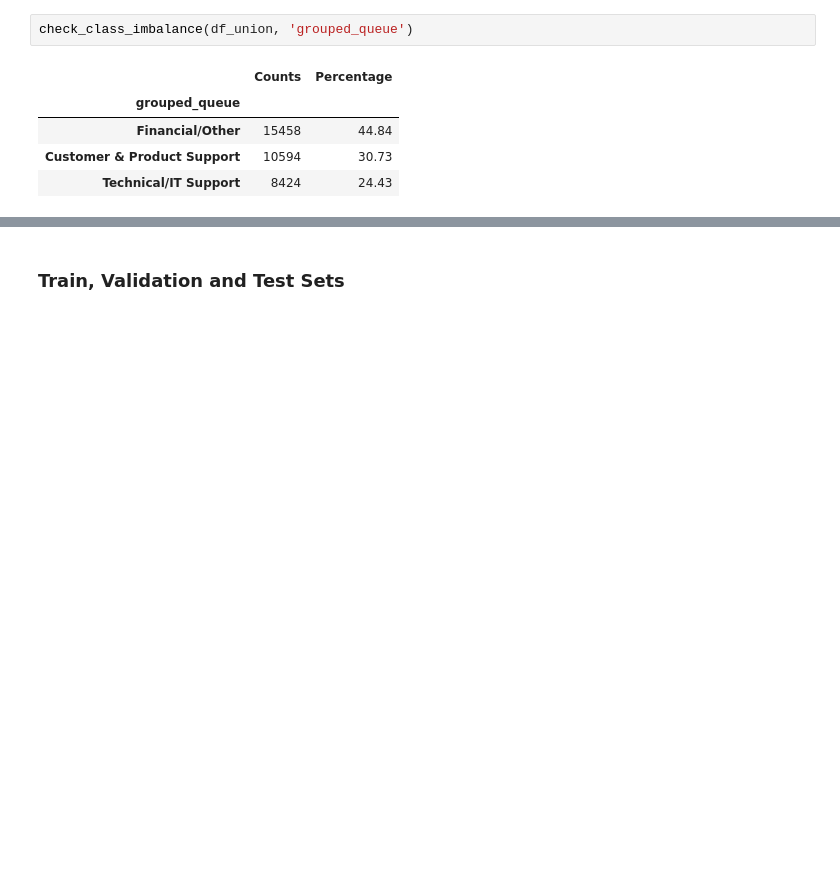
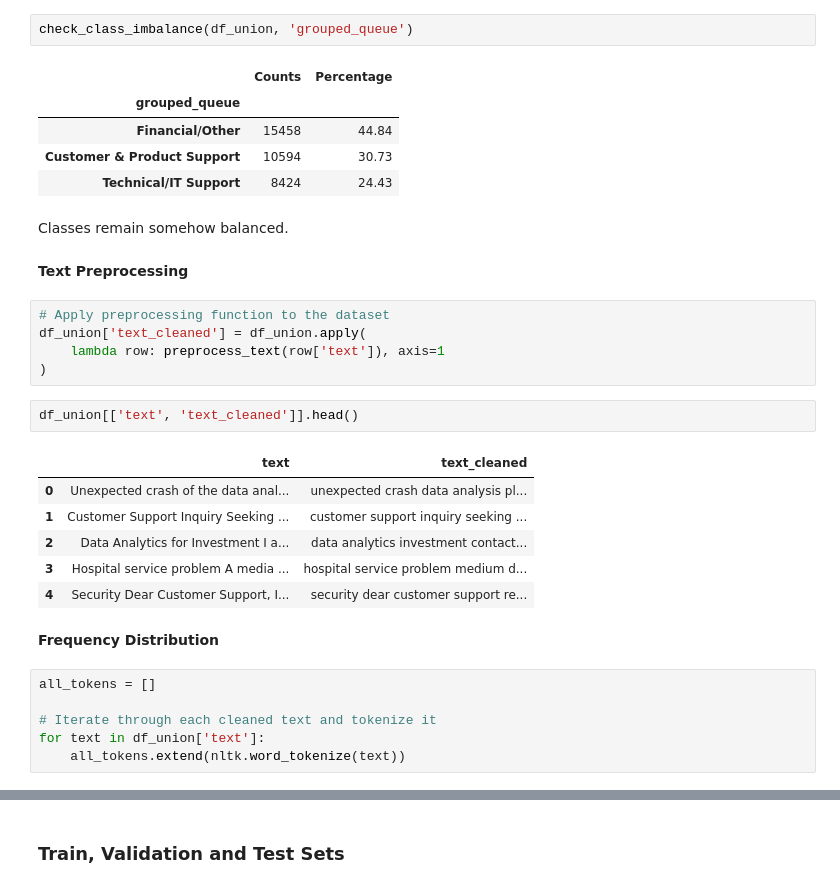
Before and after one commit to margavera/Customer-IT-Support-Text-Classification, a Jupyter notebook: notebooks/EDA.ipynb, the cells around one changed output, grey strips where cells are left out. Cells and saved outputs as stored; diff of their text form; blank space fills up the shorter version.

```diff
--- a/notebooks/EDA.ipynb
+++ b/notebooks/EDA.ipynb
@@ -732,3 +734,29 @@ check_class_imbalance(df_union, 'grouped_queue')
 | Financial/Other | 15458 | 44.84 |
 | Customer & Product Support | 10594 | 30.73 |
 | Technical/IT Support | 8424 | 24.43 |
+# %% [markdown]
+Classes remain somehow balanced.
+# %% [markdown]
+**Text Preprocessing**
+# %%
+# Apply preprocessing function to the dataset
+df_union['text_cleaned'] = df_union.apply(
+    lambda row: preprocess_text(row['text']), axis=1
+)
+# %%
+df_union[['text', 'text_cleaned']].head()
+# %% [output]
+|  | text | text_cleaned |
+| 0 | Unexpected crash of the data anal... | unexpected crash data analysis pl... |
+| 1 | Customer Support Inquiry Seeking ... | customer support inquiry seeking ... |
+| 2 | Data Analytics for Investment I a... | data analytics investment contact... |
+| 3 | Hospital service problem A media ... | hospital service problem medium d... |
+| 4 | Security Dear Customer Support, I... | security dear customer support re... |
+# %% [markdown]
+**Frequency Distribution**
+# %%
+all_tokens = []
+
+# Iterate through each cleaned text and tokenize it
+for text in df_union['text']:
+    all_tokens.extend(nltk.word_tokenize(text))
```
Also changed, not shown: parts of 7 cells of this notebook, 4 other files.
